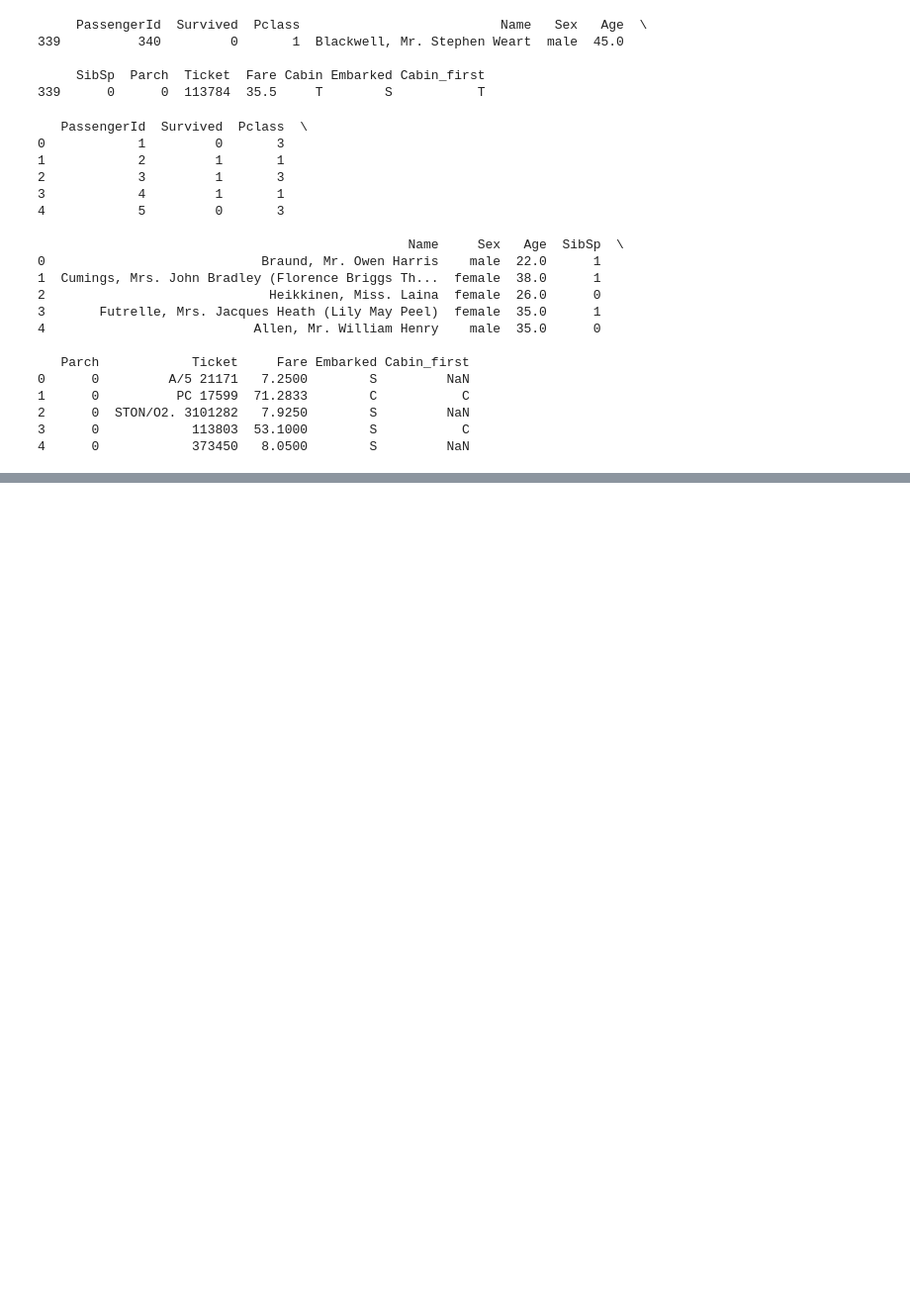
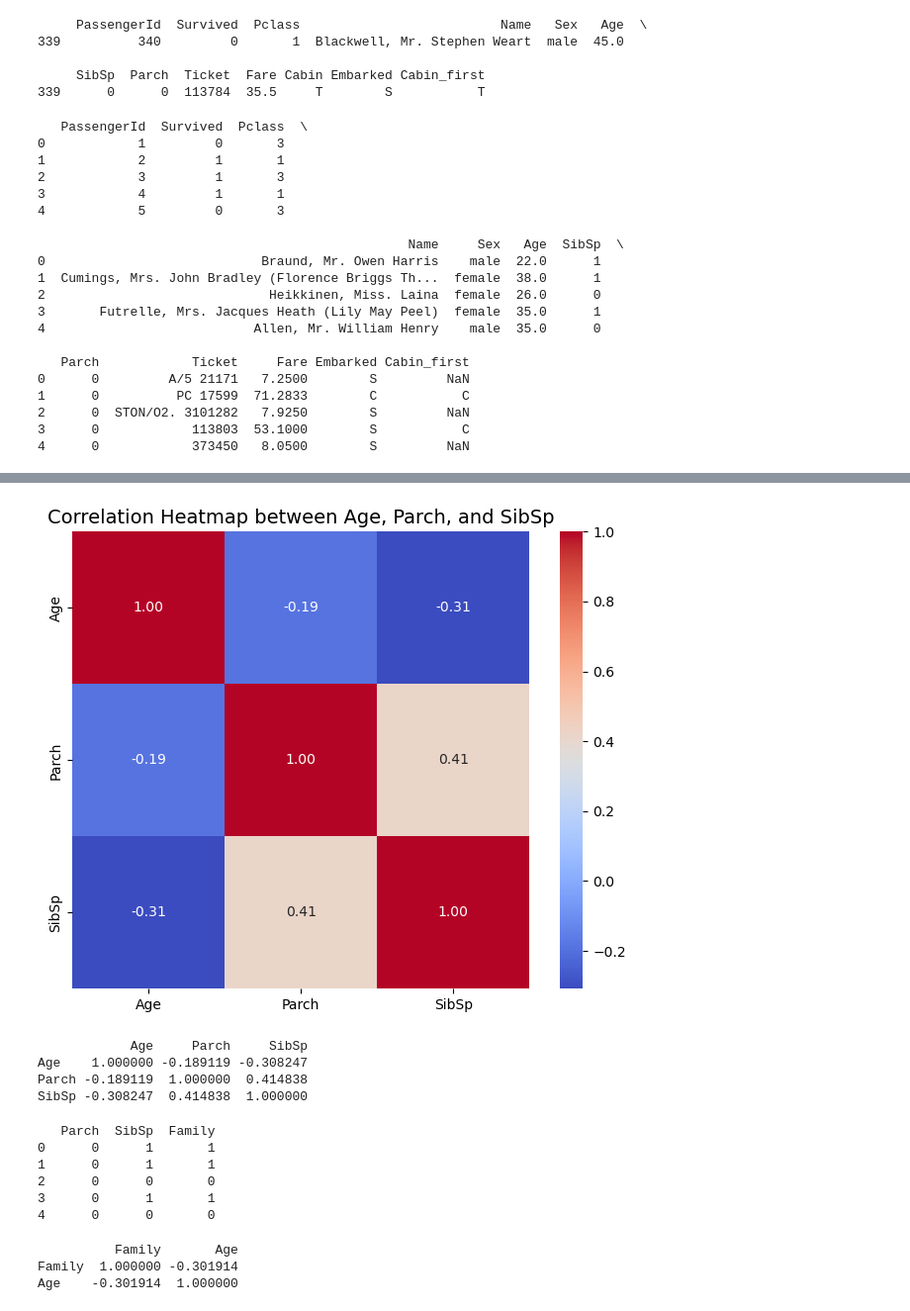
Before and after one commit to lshwa/titanic, a Jupyter notebook: 너비아니.ipynb, the cells around one changed output, grey strips where cells are left out. Shown: that part at 99% size. Cells and saved outputs as stored; diff of their text form; code cells hidden in the pictures; blank space fills up the shorter version.

```diff
--- a/너비아니.ipynb
+++ b/너비아니.ipynb
@@ -200,0 +265,59 @@ print(file2.head())
+# %%
+import pandas as pd
+import seaborn as sns
+import matplotlib.pyplot as plt
+
+# Parch, SibSp, Age 컬럼만 추출
+corr_data = file2[['Age', 'Parch', 'SibSp']]
+
+# 상관계수 계산
+correlation_matrix = corr_data.corr()
+
+# 히트맵 시각화
+plt.figure(figsize=(8, 6))
+sns.heatmap(correlation_matrix, annot=True, cmap='coolwarm', fmt='.2f', cbar=True, square=True)
+
+# 그래프 제목 추가
+plt.title('Correlation Heatmap between Age, Parch, and SibSp', fontsize=14)
+
+# 그래프 출력
+plt.show()
+# %% [output]
+[figure, added]
+# %%
+# Parch, SibSp, Age 컬럼만 추출
+corr_data = file2[['Age', 'Parch', 'SibSp']]
+
+# 상관계수 계산
+correlation_matrix = corr_data.corr()
+
+# 상관계수 출력
+print(correlation_matrix)
+# %% [output]
+            Age     Parch     SibSp
+Age    1.000000 -0.189119 -0.308247
+Parch -0.189119  1.000000  0.414838
+SibSp -0.308247  0.414838  1.000000
+# %%
+# Parch와 SibSp 컬럼을 합쳐서 Family 컬럼 만들기
+file2['Family'] = file2['Parch'] + file2['SibSp']
+
+# 결과 확인
+print(file2[['Parch', 'SibSp', 'Family']].head())
+# %% [output]
+   Parch  SibSp  Family
+0      0      1       1
+1      0      1       1
+2      0      0       0
+3      0      1       1
+4      0      0       0
+# %%
+# Family와 Age 간의 상관계수 계산
+correlation = file2[['Family', 'Age']].corr()
+
+# 상관계수 출력
+print(correlation)
+# %% [output]
+          Family       Age
+Family  1.000000 -0.301914
+Age    -0.301914  1.000000
```
Also changed, not shown: parts of 41 cells of this notebook, 1 other file.
